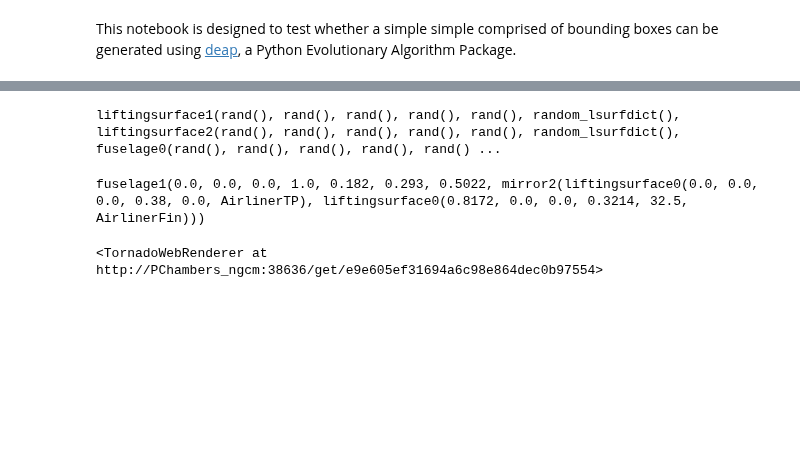
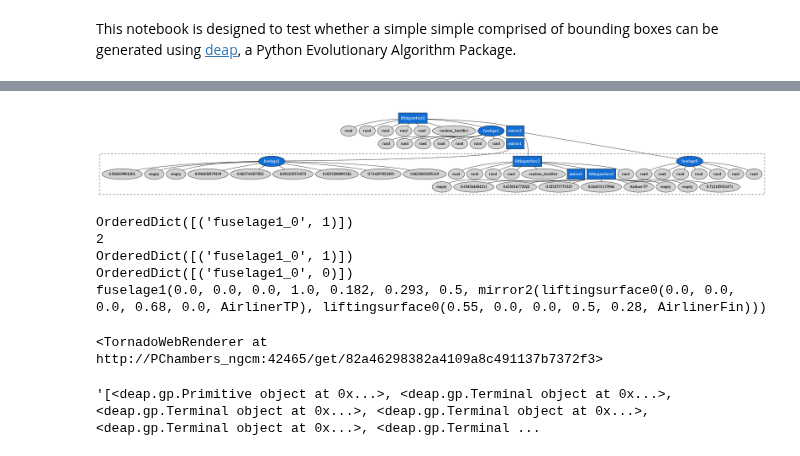
Before and after one commit to p-chambers/occ_airconics, a Jupyter notebook: examples/notebooks/gp_evolve_boxlayout.ipynb, the cells around one changed output, grey strips where cells are left out. Saved outputs shown, nothing was run; the diff lists cells and outputs as text; code cells hidden in the pictures; blank space fills up the shorter version.

```diff
--- a/examples/notebooks/gp_evolve_boxlayout.ipynb
+++ b/examples/notebooks/gp_evolve_boxlayout.ipynb
@@ -547,14 +37,13 @@ fuselage1(rand(), rand(), rand(), rand(), rand(), rand(), rand(), liftingsurface
-# %%
-print(config)
-# %% [output]
-liftingsurface1(rand(), rand(), rand(), rand(), rand(), random_lsurfdict(), liftingsurface2(rand(), rand(), rand(), rand(), rand(), random_lsurfdict(), fuselage0(rand(), rand(), rand(), rand(), rand() ...
+# %%
+Image(config.pydot_graph().create_png())
+# %% [output]
+[figure, added]
 # %%
 config2 = Topology()
 
-expr_string = """fuselage1(0., 0., 0., 1.0, 0.182,
-0.293, 0.5022, mirror2(liftingsurface0(0., 0., 0., 0.38, 0., AirlinerTP),
-liftingsurface0(0.8172, 0., 0., 0.3214, 32.5, AirlinerFin)))"""
-
+expr_string = """fuselage1(0., 0., 0., 1.0, 0.182, 0.293, 0.5, mirror2(
+    liftingsurface0(0., 0., 0., 0.68, 0., AirlinerTP),
+    liftingsurface0(0.55, 0., 0., 0.5, 0.28, AirlinerFin)))"""
 config2.from_string(expr_string)
 
 print(config2)
@@ -567,12 +56,20 @@ config2.Display(renderer)
 
 renderer
 # %% [output]
-fuselage1(0.0, 0.0, 0.0, 1.0, 0.182, 0.293, 0.5022, mirror2(liftingsurface0(0.0, 0.0, 0.0, 0.38, 0.0, AirlinerTP), liftingsurface0(0.8172, 0.0, 0.0, 0.3214, 32.5, AirlinerFin)))
+OrderedDict([('fuselage1_0', 1)])
+2
+OrderedDict([('fuselage1_0', 1)])
+OrderedDict([('fuselage1_0', 0)])
+fuselage1(0.0, 0.0, 0.0, 1.0, 0.182, 0.293, 0.5, mirror2(liftingsurface0(0.0, 0.0, 0.0, 0.68, 0.0, AirlinerTP), liftingsurface0(0.55, 0.0, 0.0, 0.5, 0.28, AirlinerFin)))
-<TornadoWebRenderer at http://PChambers_ngcm:38636/get/e9e605ef31694a6c98e864dec0b97554>
+<TornadoWebRenderer at http://PChambers_ngcm:42465/get/82a46298382a4109a8c491137b7372f3>
 # %%
 # config2.Write('GP_output.step')
 graph = config2.pydot_graph()
 Image(graph.create_png())
+
+repr(config2._deap_tree)
+# %% [output]
+'[<deap.gp.Primitive object at 0x...>, <deap.gp.Terminal object at 0x...>, <deap.gp.Terminal object at 0x...>, <deap.gp.Terminal object at 0x...>, <deap.gp.Terminal object at 0x...>, <deap.gp.Terminal ...
 # %%
 # For now, I'll have to do this by hand...
 graph = """digraph G {
```
Also changed, not shown: parts of 10 cells of this notebook, 4 other files.
